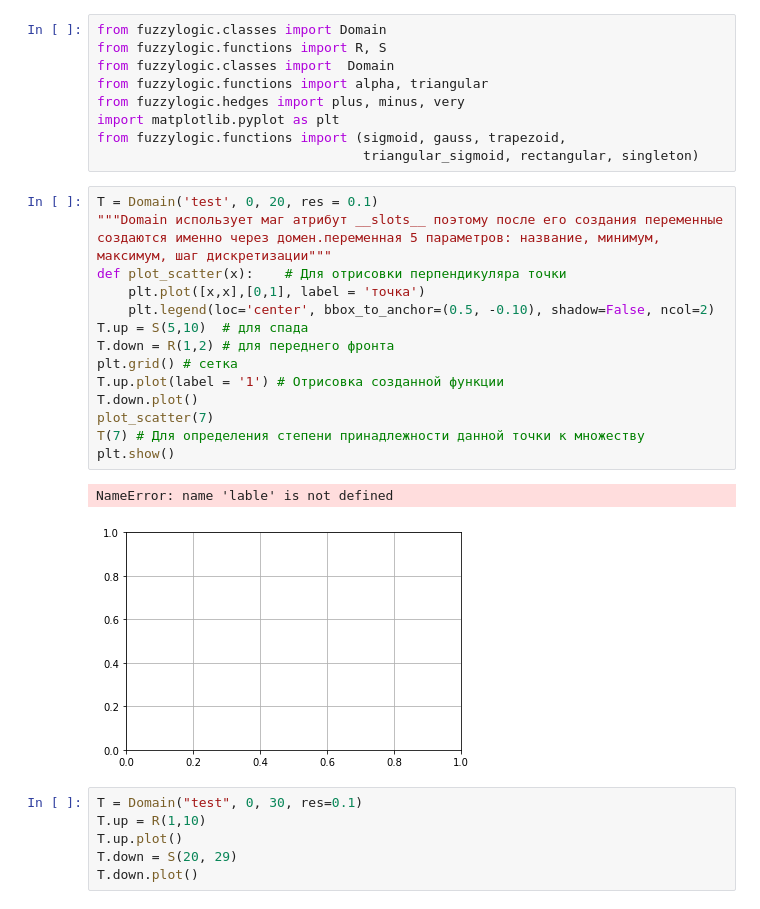
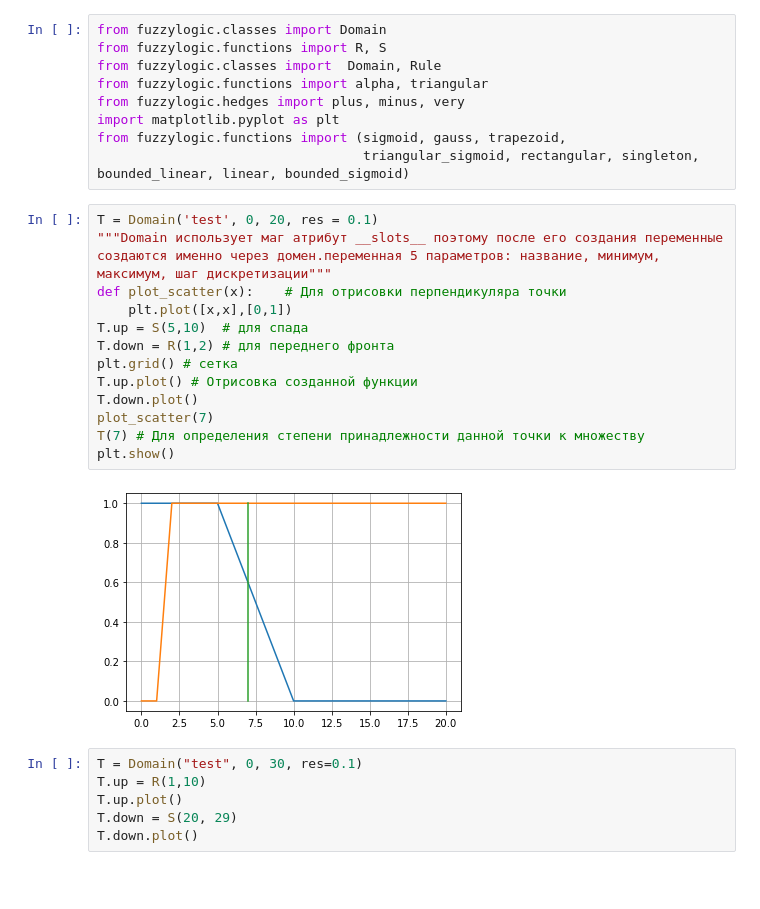
Before and after one commit to Genia163/AI-system, a Jupyter notebook: Fuzzlogic.ipynb, the cells around one changed output. Saved outputs shown, nothing was run; the diff lists cells and outputs as text; blank space fills up the shorter version.

```diff
--- a/Fuzzlogic.ipynb
+++ b/Fuzzlogic.ipynb
@@ -1,29 +1,27 @@
 # %%
 from fuzzylogic.classes import Domain
 from fuzzylogic.functions import R, S
-from fuzzylogic.classes import  Domain
+from fuzzylogic.classes import  Domain, Rule
 from fuzzylogic.functions import alpha, triangular
 from fuzzylogic.hedges import plus, minus, very
 import matplotlib.pyplot as plt
 from fuzzylogic.functions import (sigmoid, gauss, trapezoid,
-                                  triangular_sigmoid, rectangular, singleton)
+                                  triangular_sigmoid, rectangular, singleton, bounded_linear, linear, bounded_sigmoid)
 # %%
 T = Domain('test', 0, 20, res = 0.1)
 """Domain использует маг атрибут __slots__ поэтому после его создания переменные создаются именно через домен.переменная 5 параметров: название, минимум, максимум, шаг дискретизации"""
 def plot_scatter(x):    # Для отрисовки перпендикуляра точки
-    plt.plot([x,x],[0,1], label = 'точка')
-    plt.legend(loc='center', bbox_to_anchor=(0.5, -0.10), shadow=False, ncol=2)
+    plt.plot([x,x],[0,1])
 T.up = S(5,10)  # для спада
 T.down = R(1,2) # для переднего фронта
 plt.grid() # сетка
-T.up.plot(label = '1') # Отрисовка созданной функции
+T.up.plot() # Отрисовка созданной функции
 T.down.plot()
 plot_scatter(7)
 T(7) # Для определения степени принадлежности данной точки к множеству
 plt.show()
 # %% [output]
-NameError: name 'lable' is not defined
-[figure, old version]
+[figure, new version]
 # %%
 T = Domain("test", 0, 30, res=0.1)
 T.up = R(1,10)
```
Also changed, not shown: parts of 10 cells of this notebook.
